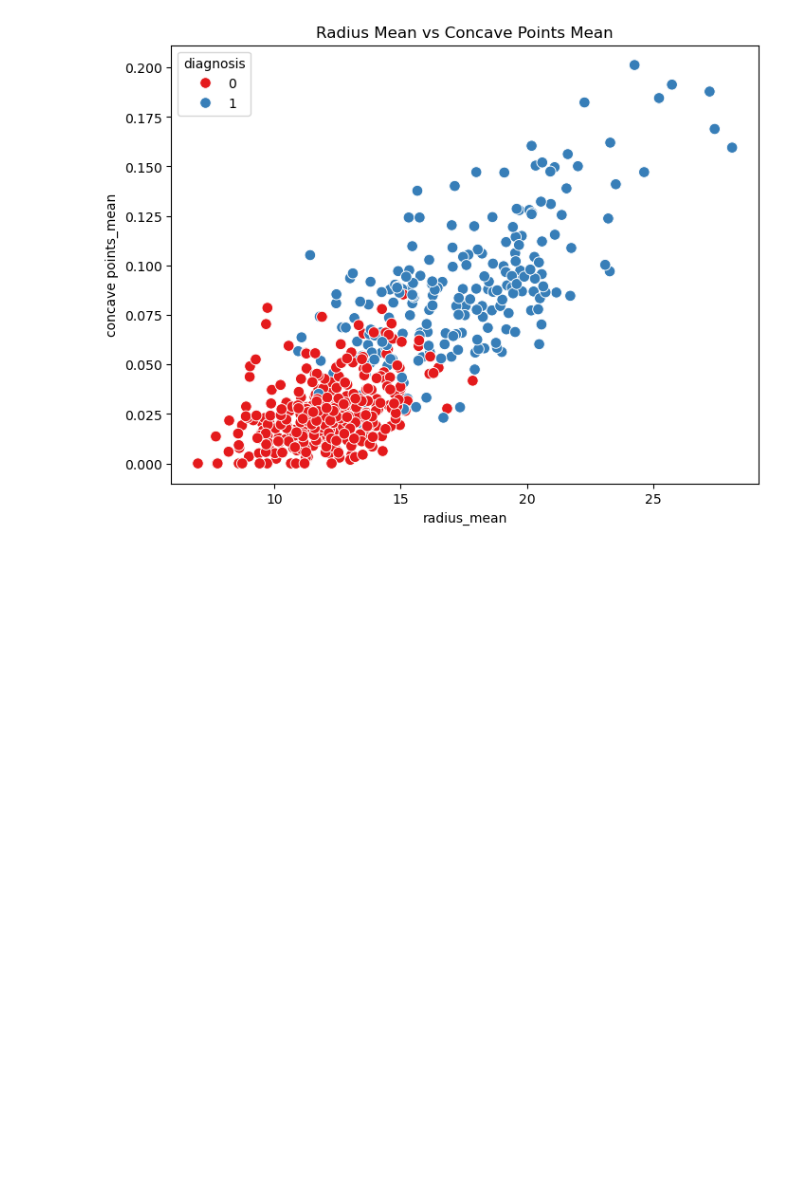
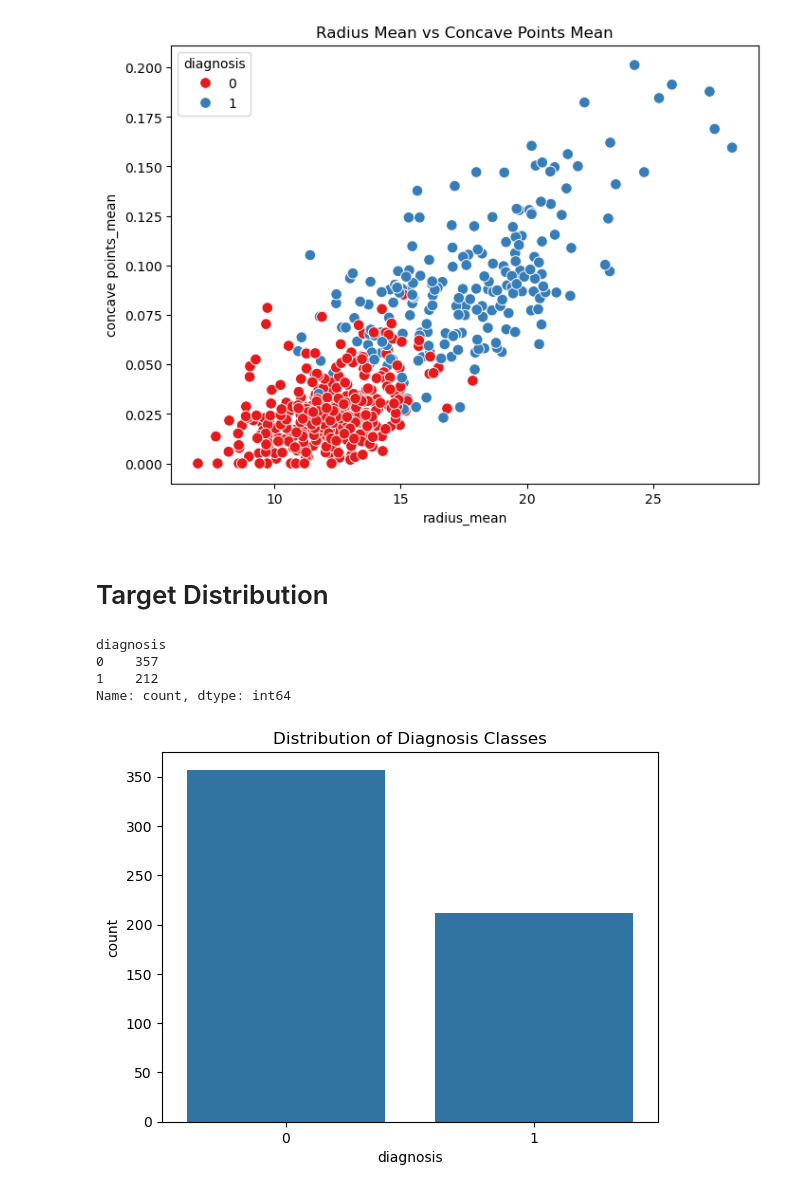
Before and after one commit to MahebobeFayyaz/3.-Support-Vector-Machine, a Jupyter notebook: SVM - Breast Cancer Classification.ipynb, the cells around one changed output. Cells and saved outputs as stored; diff of their text form; code cells hidden in the pictures; blank space fills up the shorter version.

```diff
--- a/SVM - Breast Cancer Classification.ipynb
+++ b/SVM - Breast Cancer Classification.ipynb
@@ -108,3 +139,25 @@ plt.title("Radius Mean vs Concave Points Mean")
 plt.show()
 # %% [output]
 [figure]
+# %% [markdown]
+# Target Distribution
+# %%
+df["diagnosis"].value_counts()
+# %% [output]
+diagnosis
+0    357
+1    212
+Name: count, dtype: int64
+# %%
+import seaborn as sns
+import matplotlib.pyplot as plt
+
+sns.countplot(
+    data=df,
+    x="diagnosis"
+)
+
+plt.title("Distribution of Diagnosis Classes")
+plt.show()
+# %% [output]
+[figure, added]
```
Also changed, not shown: parts of 47 cells of this notebook, 1 other file.
